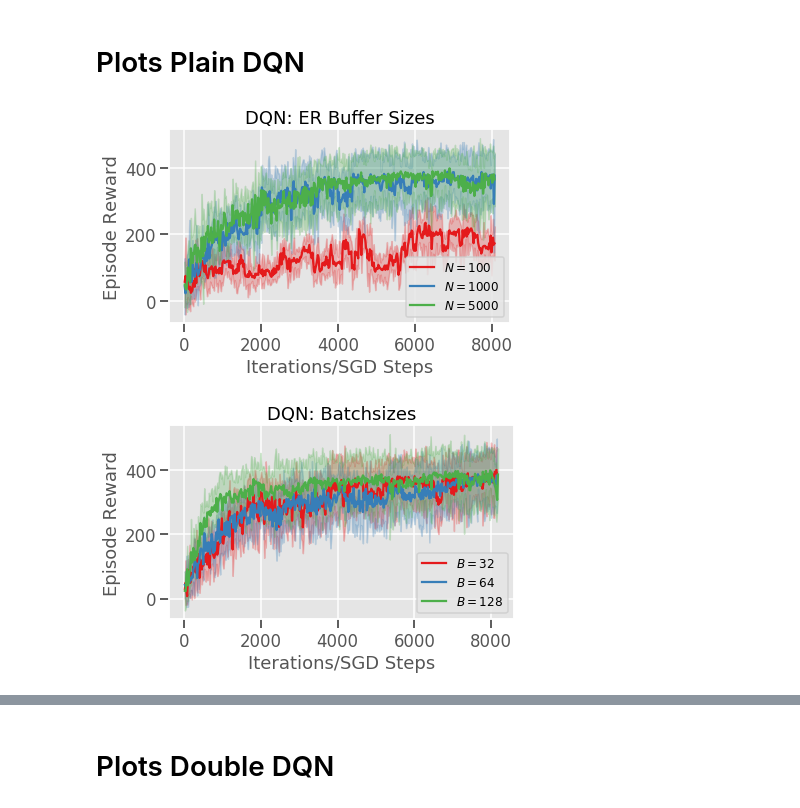
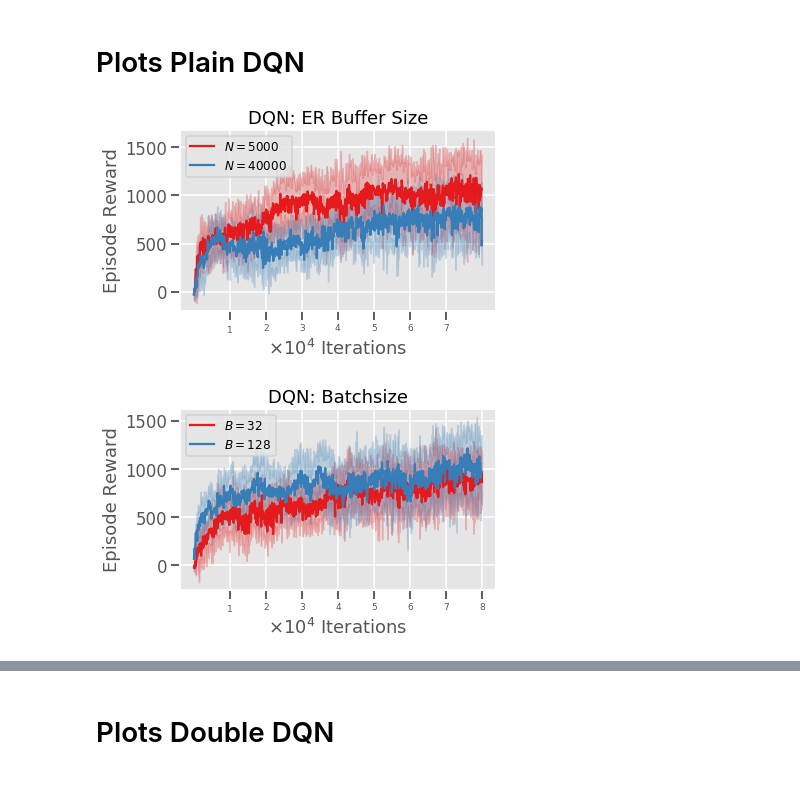
Before and after one commit to RobertTLange/deep-rl-tutorial, a Jupyter notebook: EXPERIMENTS_DQL/viz_results.ipynb, the cells around one changed output, grey strips where cells are left out. Drawn from its saved outputs; the diff is of its cells as text; code cells hidden in the pictures.

```diff
--- a/EXPERIMENTS_DQL/viz_results.ipynb
+++ b/EXPERIMENTS_DQL/viz_results.ipynb
@@ -16,9 +16,9 @@ fig_dir = "figures/"
 # Plots Plain DQN
 # %%
 # Load in DQN logs
-dqn_capacity_100 = pd.read_csv(log_dir + "dqn_capacity_100.csv")
-dqn_capacity_1000 = pd.read_csv(log_dir + "dqn_capacity_1000.csv")
 dqn_capacity_5000 = pd.read_csv(log_dir + "dqn_capacity_5000.csv")
+dqn_capacity_20000 = pd.read_csv(log_dir + "dqn_capacity_20000.csv")
+dqn_capacity_40000 = pd.read_csv(log_dir + "dqn_capacity_40000.csv")
 
 dqn_batchsize_32 = pd.read_csv(log_dir + "dqn_batchsize_32.csv")
 dqn_batchsize_64 = pd.read_csv(log_dir + "dqn_batchsize_64.csv")
@@ -33,60 +33,72 @@ dqn_hard_update_100 = pd.read_csv(log_dir + "dqn_hard_update_100.csv")
 dqn_soft_update_001 = pd.read_csv(log_dir + "dqn_soft_update_001.csv")
 dqn_soft_update_005 = pd.read_csv(log_dir + "dqn_soft_update_005.csv")
 # %%
+T = 794
+its_ticks = np.arange(10000, np.max(dqn_capacity_5000.loc[:T, "opt_counter"]), 10000)
+its_labels_temp = [str(int(it/10000)) for it in its_ticks]
+its_labels = [it_l for it_l in its_labels_temp]
+its_labels[0] = r"$1$"
+
 # Capacity Plot
-rew_1 = plt.plot(dqn_capacity_100.loc[:400, "opt_counter"], dqn_capacity_100.loc[:400, "rew_mean"], label=r"$N=100$")
-plt.fill_between(dqn_capacity_100.loc[:400, "opt_counter"],
-                 dqn_capacity_100.loc[:400, "rew_mean"] - 2*dqn_capacity_100.loc[:400, "rew_sd"],
-                 dqn_capacity_100.loc[:400, "rew_mean"] + 2*dqn_capacity_100.loc[:400, "rew_sd"],
+rew_1 = plt.plot(dqn_capacity_5000.loc[:T, "opt_counter"], dqn_capacity_5000.loc[:T, "rew_mean"], label=r"$N=5000$")
+plt.fill_between(dqn_capacity_5000.loc[:T, "opt_counter"],
+                 dqn_capacity_5000.loc[:T, "rew_mean"] - 2*dqn_capacity_5000.loc[:T, "rew_sd"],
+                 dqn_capacity_5000.loc[:T, "rew_mean"] + 2*dqn_capacity_5000.loc[:T, "rew_sd"],
                  color=rew_1[0].get_color(), alpha=0.25)
 
-rew_2 = plt.plot(dqn_capacity_1000.loc[:400, "opt_counter"], dqn_capacity_1000.loc[:400, "rew_mean"], label=r"$N=1000$")
-plt.fill_between(dqn_capacity_1000.loc[:400, "opt_counter"],
-                 dqn_capacity_1000.loc[:400, "rew_mean"] - 2*dqn_capacity_1000.loc[:400, "rew_sd"],
-                 dqn_capacity_1000.loc[:400, "rew_mean"] + 2*dqn_capacity_1000.loc[:400, "rew_sd"],
-                 color=rew_2[0].get_color(), alpha=0.25)
+#rew_2 = plt.plot(dqn_capacity_20000.loc[:T, "opt_counter"], dqn_capacity_20000.loc[:T, "rew_mean"], label=r"$N=20000$")
+#plt.fill_between(dqn_capacity_20000.loc[:T, "opt_counter"],
+#                 dqn_capacity_20000.loc[:T, "rew_mean"] - 2*dqn_capacity_20000.loc[:T, "rew_sd"],
+#                 dqn_capacity_20000.loc[:T, "rew_mean"] + 2*dqn_capacity_20000.loc[:T, "rew_sd"],
+#                 color=rew_2[0].get_color(), alpha=0.25)
 
 
-rew_3 = plt.plot(dqn_capacity_5000.loc[:400, "opt_counter"], dqn_capacity_5000.loc[:400, "rew_mean"], label=r"$N=5000$")
-plt.fill_between(dqn_capacity_5000.loc[:400, "opt_counter"],
-                 dqn_capacity_5000.loc[:400, "rew_mean"] - 2*dqn_capacity_5000.loc[:400, "rew_sd"],
-                 dqn_capacity_5000.loc[:400, "rew_mean"] + 2*dqn_capacity_5000.loc[:400, "rew_sd"],
+rew_3 = plt.plot(dqn_capacity_40000.loc[:T, "opt_counter"], dqn_capacity_40000.loc[:T, "rew_mean"], label=r"$N=40000$")
+plt.fill_between(dqn_capacity_40000.loc[:T, "opt_counter"],
+                 dqn_capacity_40000.loc[:T, "rew_mean"] - 2*dqn_capacity_40000.loc[:T, "rew_sd"],
+                 dqn_capacity_40000.loc[:T, "rew_mean"] + 2*dqn_capacity_40000.loc[:T, "rew_sd"],
                  color=rew_3[0].get_color(), alpha=0.25)
 
-plt.xlabel("Iterations/SGD Steps")
+plt.xticks(its_ticks, its_labels, fontsize=9)
+plt.xlabel(r"$\times 10^4$ Iterations")
 plt.ylabel("Episode Reward")
 plt.legend(fontsize=12)
 plt.title("DQN: ER Buffer Size")
 plt.tight_layout()
 plt.savefig(fig_dir + "dqn_buffer.png", dpi=300)
 # %% [output]
-[figure, old version]
+[figure, new version]
 # %%
+its_ticks = np.arange(10000, np.max(dqn_batchsize_32.loc[:, "opt_counter"]), 10000)
+its_labels_temp = [str(int(it/10000)) for it in its_ticks]
+its_labels = [it_l for it_l in its_labels_temp]
+its_labels[0] = r"$1$"
 # Batchsize Plot
-rew_1 = plt.plot(dqn_batchsize_32.loc[:, "opt_counter"], dqn_batchsize_32.loc[:, "rew_mean"], label=r"$B=32$")
-plt.fill_between(dqn_batchsize_32.loc[:, "opt_counter"],
-                 dqn_batchsize_32.loc[:, "rew_mean"] - 2*dqn_batchsize_32.loc[:, "rew_sd"],
-                 dqn_batchsize_32.loc[:, "rew_mean"] + 2*dqn_batchsize_32.loc[:, "rew_sd"],
+rew_1 = plt.plot(dqn_batchsize_32.loc[:T, "opt_counter"], dqn_batchsize_32.loc[:T, "rew_mean"], label=r"$B=32$")
+plt.fill_between(dqn_batchsize_32.loc[:T, "opt_counter"],
+                 dqn_batchsize_32.loc[:T, "rew_mean"] - 2*dqn_batchsize_32.loc[:T, "rew_sd"],
+                 dqn_batchsize_32.loc[:T, "rew_mean"] + 2*dqn_batchsize_32.loc[:T, "rew_sd"],
                  color=rew_1[0].get_color(), alpha=0.25)
 
-rew_2 = plt.plot(dqn_batchsize_64.loc[:, "opt_counter"], dqn_batchsize_64.loc[:, "rew_mean"], label=r"$B=64$")
-plt.fill_between(dqn_batchsize_64.loc[:, "opt_counter"],
-                 dqn_batchsize_64.loc[:, "rew_mean"] - 2*dqn_batchsize_64.loc[:, "rew_sd"],
-                 dqn_batchsize_64.loc[:, "rew_mean"] + 2*dqn_batchsize_64.loc[:, "rew_sd"],
-                 color=rew_2[0].get_color(), alpha=0.25)
+#rew_2 = plt.plot(dqn_batchsize_64.loc[:T, "opt_counter"], dqn_batchsize_64.loc[:, "rew_mean"], label=r"$B=64$")
+#plt.fill_between(dqn_batchsize_64.loc[:T, "opt_counter"],
+#                 dqn_batchsize_64.loc[:T, "rew_mean"] - 2*dqn_batchsize_64.loc[:, "rew_sd"],
+#                 dqn_batchsize_64.loc[:T, "rew_mean"] + 2*dqn_batchsize_64.loc[:, "rew_sd"],
+#                 color=rew_2[0].get_color(), alpha=0.25)
 
-rew_3 = plt.plot(dqn_batchsize_128.loc[:, "opt_counter"], dqn_batchsize_128.loc[:, "rew_mean"], label=r"$B=128$")
-plt.fill_between(dqn_batchsize_128.loc[:, "opt_counter"],
-                 dqn_batchsize_128.loc[:, "rew_mean"] - 2*dqn_batchsize_128.loc[:, "rew_sd"],
-                 dqn_batchsize_128.loc[:, "rew_mean"] + 2*dqn_batchsize_128.loc[:, "rew_sd"],
+rew_3 = plt.plot(dqn_batchsize_128.loc[:T, "opt_counter"], dqn_batchsize_128.loc[:T, "rew_mean"], label=r"$B=128$")
+plt.fill_between(dqn_batchsize_128.loc[:T, "opt_counter"],
+                 dqn_batchsize_128.loc[:T, "rew_mean"] - 2*dqn_batchsize_128.loc[:T, "rew_sd"],
+                 dqn_batchsize_128.loc[:T, "rew_mean"] + 2*dqn_batchsize_128.loc[:T, "rew_sd"],
                  color=rew_3[0].get_color(), alpha=0.25)
 
-plt.xlabel("Iterations/SGD Steps")
+plt.xticks(its_ticks, its_labels, fontsize=9)
+plt.xlabel(r"$\times 10^4$ Iterations")
 plt.ylabel("Episode Reward")
 plt.legend(fontsize=12)
 plt.title("DQN: Batchsize")
 plt.tight_layout()
 plt.savefig(fig_dir + "dqn_batchsize.png", dpi=300)
 # %% [output]
-[figure, old version]
+[figure, new version]
 # %%
```
Also changed, not shown: parts of 34 cells of this notebook, 49 other files.
